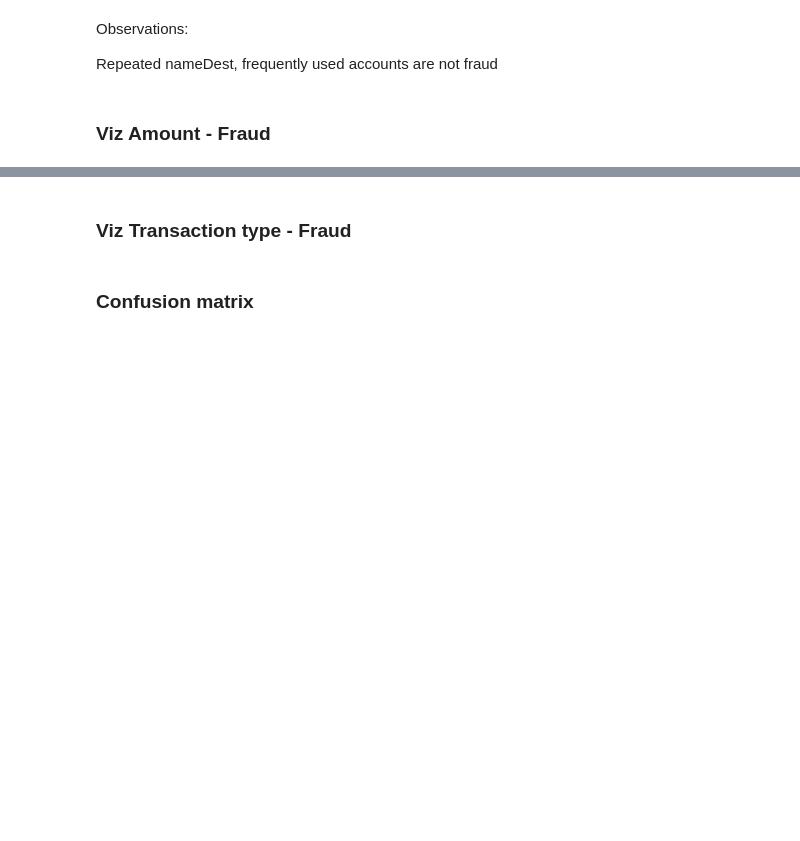
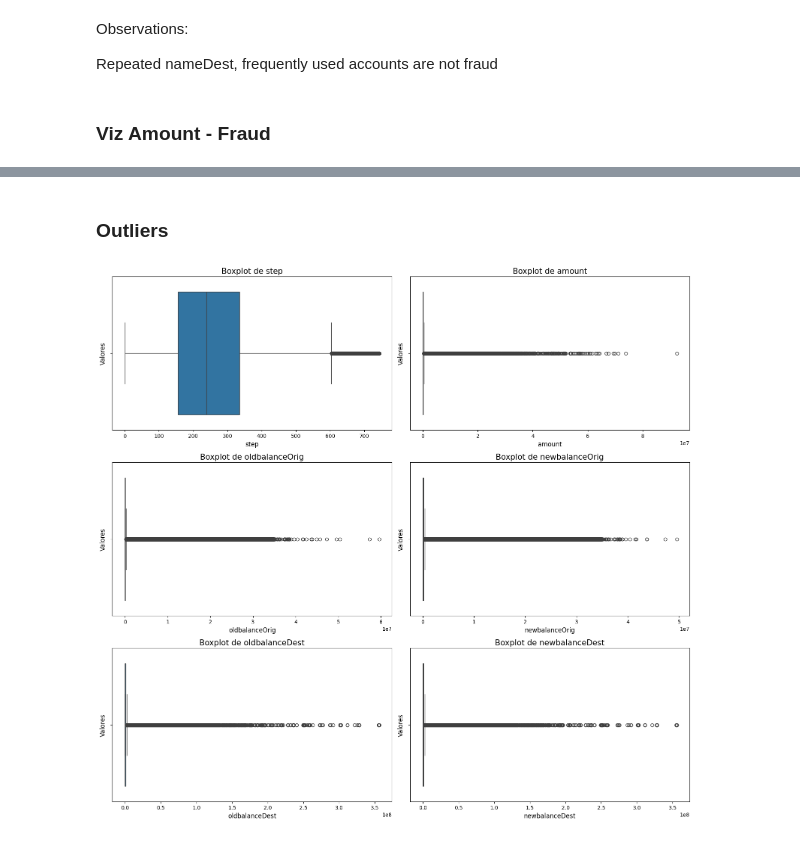
Before and after one commit to AMaldu/fraud_detection, a Jupyter notebook: notebooks/EDA.ipynb, the cells around one changed output, grey strips where cells are left out. Drawn from its saved outputs; the diff is of its cells as text; code cells hidden in the pictures; blank space fills up the shorter version.

Commit message:
eda outliers

```diff
--- a/notebooks/EDA.ipynb
+++ b/notebooks/EDA.ipynb
@@ -308,6 +352,5 @@ random_user_df
 # %%
-# Create categories for different ranges
-bins = [0, 1000, 10000, 100000, 1000000, 10000000]
+bins = [0, 1000, 10000, 100000, 1000000, 10000000, 100000000]
 labels = ['0-1000', '1000-10000', '10000-100000', '100000-1000000', '1000000-10000000', '10000000-100000000']
 
 df['amount_range'] = pd.cut(df['amount'], bins=bins, labels=labels, right=False)
@@ -444,4 +692,20 @@ plt.show()
-# %% [markdown]
-### Viz Transaction type - Fraud
-# %% [markdown]
-### Confusion matrix
+# %% [markdown]
+### Outliers
+# %%
+
+num_cols = 2
+num_rows = (len(numeric_cols) + 1) // num_cols
+fig, axes = plt.subplots(num_rows, num_cols, figsize=(num_cols * 8, num_rows * 5))
+axes = axes.flatten()
+
+for i, col in enumerate(numeric_cols):
+    sns.boxplot(data=df, x=col, ax=axes[i])
+    axes[i].set_title(f'Boxplot de {col}', fontsize=15)
+    axes[i].set_xlabel(col, fontsize=12)
+    axes[i].set_ylabel('Valores', fontsize=12)
+
+
+plt.tight_layout()
+plt.show()
+# %% [output]
+[figure, added]
```
Also changed, not shown: parts of 35 cells of this notebook.
